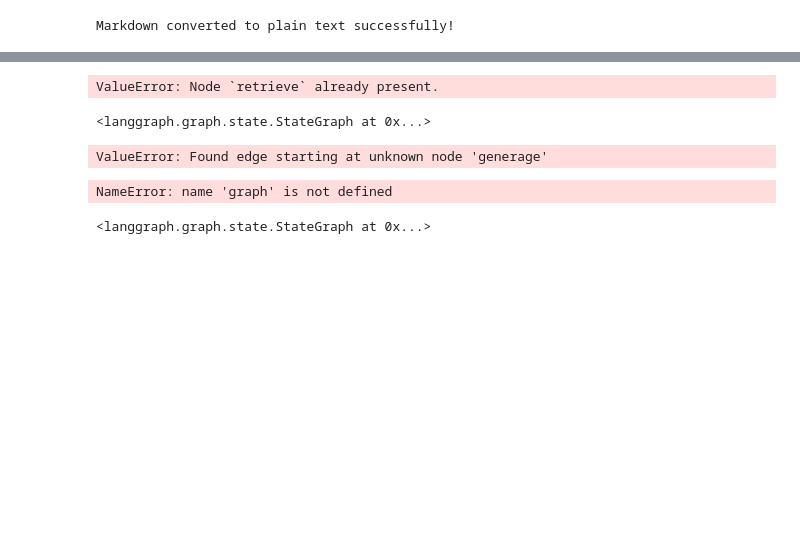
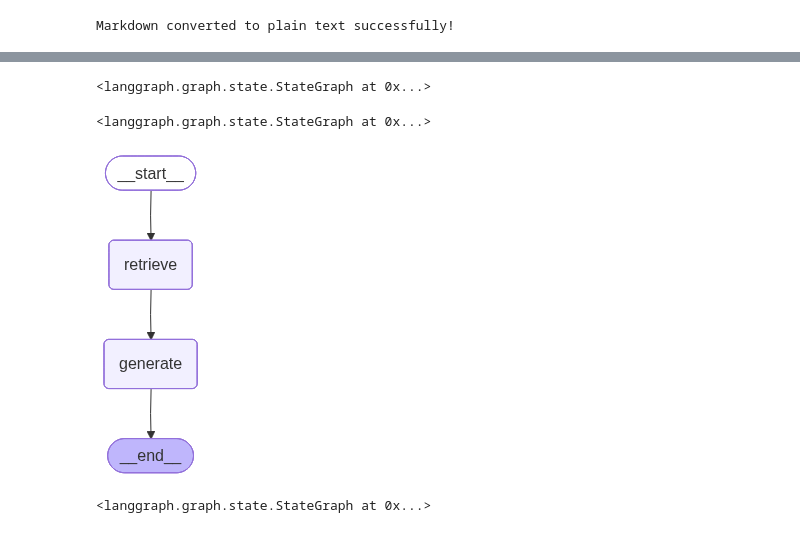
Before and after one commit to yellowjung/langchain_study, a Jupyter notebook: ipynb/2.retrieval.ipynb, the cells around one changed output, grey strips where cells are left out. Cells and saved outputs as stored; diff of their text form; code cells hidden in the pictures; blank space fills up the shorter version.

```diff
--- a/ipynb/2.retrieval.ipynb
+++ b/ipynb/2.retrieval.ipynb
@@ -116,5 +113,5 @@ API Key:
 # %%
-def generate(stage: AgentState):
+def generate(state: AgentState):
     context = state['context']
     query = state['query']
     rag_chain = prompt | llm
@@ -124,24 +121,22 @@ def generate(stage: AgentState):
 graph_builder.add_node('retrieve', retrieve)
 graph_builder.add_node('generate', generate)
 # %% [output]
-ValueError: Node `retrieve` already present.
+<langgraph.graph.state.StateGraph at 0x...>
 # %%
 from langgraph.graph import START, END
 
 graph_builder.add_edge(START, 'retrieve')
 graph_builder.add_edge('retrieve', 'generate')
-graph_builder.add_edge('generage', END)
+graph_builder.add_edge('generate', END)
 # %% [output]
 <langgraph.graph.state.StateGraph at 0x...>
 # %%
 graph = graph_builder.compile()
-# %% [output]
-ValueError: Found edge starting at unknown node 'generage'
 # %%
 from IPython.display import Image, display
-display(Image(graph.get_graph().draw_mermail_png()))
+display(Image(graph.get_graph().draw_mermaid_png()))
 # %% [output]
-NameError: name 'graph' is not defined
+[figure, added]
 # %%
 sequence_graph_builder = StateGraph(AgentState).add_sequence([retrieve, generate])
 # %%
```
Also changed, not shown: parts of 6 cells of this notebook, 14 other files.
